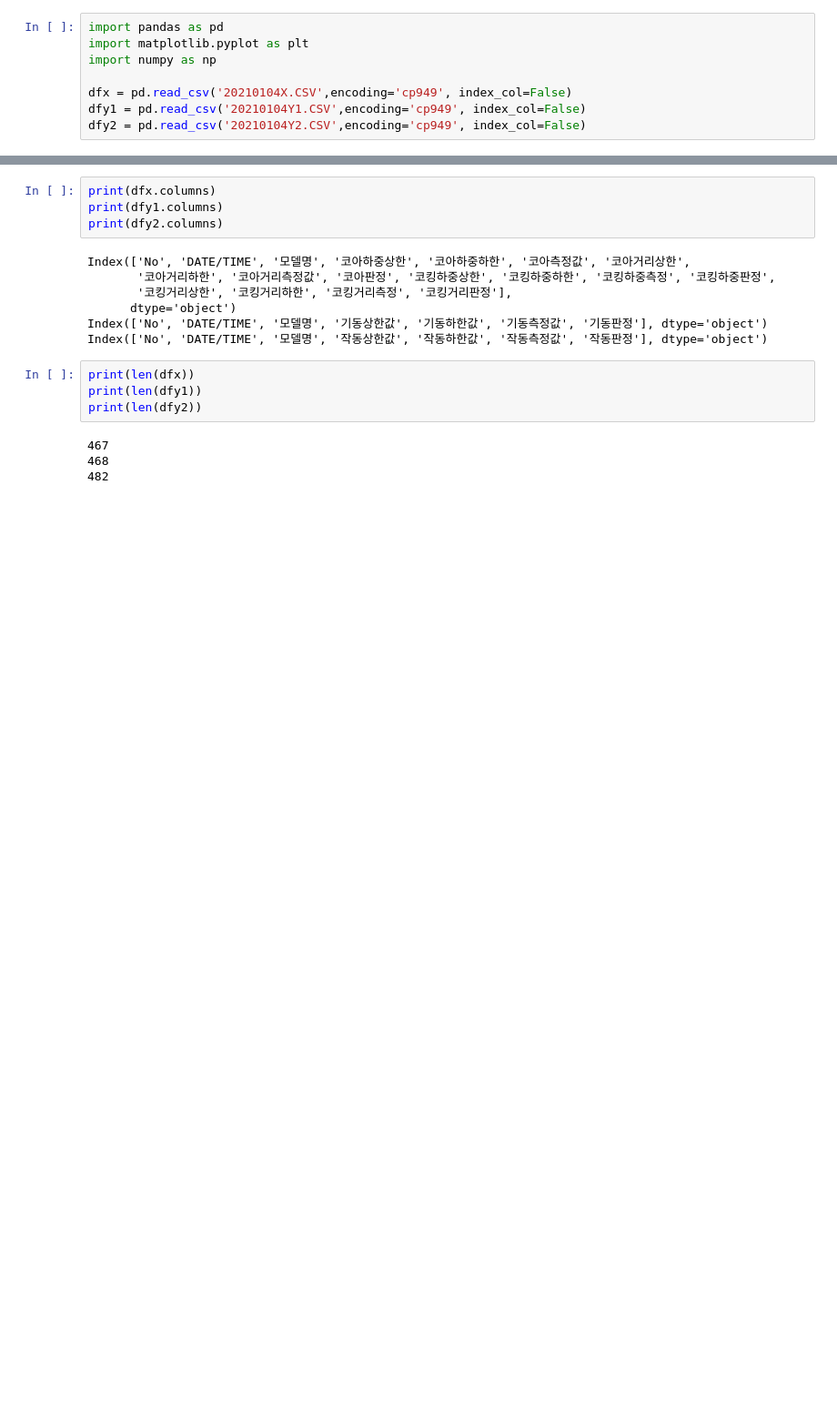
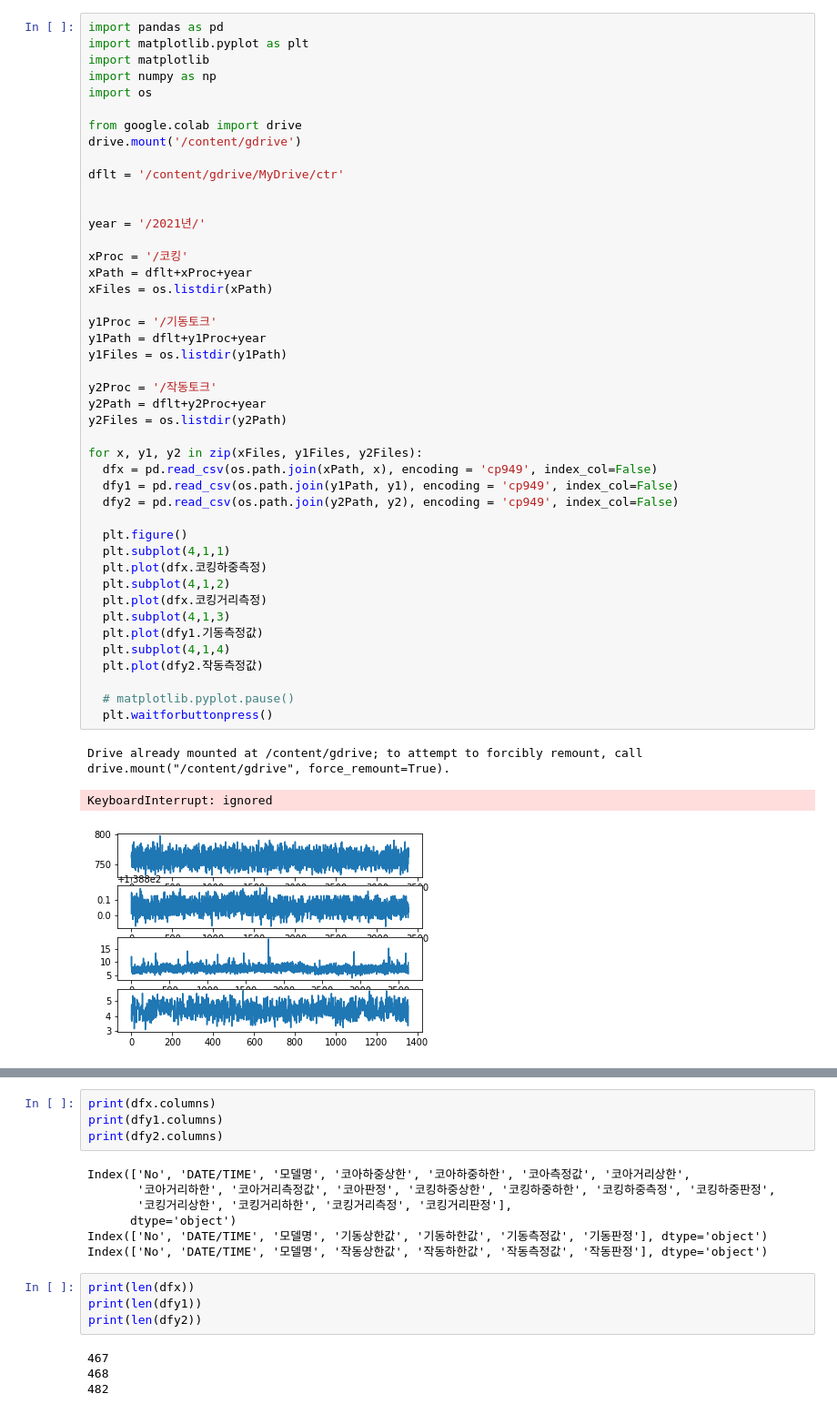
Before and after one commit to hsnam95/ctr, a Jupyter notebook: ctr.ipynb, the cells around one changed output, grey strips where cells are left out. Shown: that part at 91% size. Drawn from its saved outputs; the diff is of its cells as text; blank space fills up the shorter version.

Commit message:
Colaboratory를 통해 생성됨

```diff
--- a/ctr.ipynb
+++ b/ctr.ipynb
@@ -1,10 +1,50 @@
 # %% [markdown]
 <a href="https://colab.research.google.com/github/hsnam95/ctr/blob/main/ctr.ipynb" target="_parent"><img src="https://colab.research.google.com/assets/colab-badge.svg" alt="Open In Colab"/></a>
-# %%
-import pandas as pd
-import matplotlib.pyplot as plt
-import numpy as np
-
-dfx = pd.read_csv('20210104X.CSV',encoding='cp949', index_col=False)
-dfy1 = pd.read_csv('20210104Y1.CSV',encoding='cp949', index_col=False)
-dfy2 = pd.read_csv('20210104Y2.CSV',encoding='cp949', index_col=False)
+# %%
+import pandas as pd
+import matplotlib.pyplot as plt
+import matplotlib
+import numpy as np
+import os
+
+from google.colab import drive
+drive.mount('/content/gdrive')
+
+dflt = '/content/gdrive/MyDrive/ctr'
+
+
+year = '/2021년/'
+
+xProc = '/코킹'
+xPath = dflt+xProc+year
+xFiles = os.listdir(xPath)
+
+y1Proc = '/기동토크'
+y1Path = dflt+y1Proc+year
+y1Files = os.listdir(y1Path)
+
+y2Proc = '/작동토크'
+y2Path = dflt+y2Proc+year
+y2Files = os.listdir(y2Path)
+
+for x, y1, y2 in zip(xFiles, y1Files, y2Files):
+  dfx = pd.read_csv(os.path.join(xPath, x), encoding = 'cp949', index_col=False)
+  dfy1 = pd.read_csv(os.path.join(y1Path, y1), encoding = 'cp949', index_col=False)
+  dfy2 = pd.read_csv(os.path.join(y2Path, y2), encoding = 'cp949', index_col=False)
+
+  plt.figure()
+  plt.subplot(4,1,1)
+  plt.plot(dfx.코킹하중측정)
+  plt.subplot(4,1,2)
+  plt.plot(dfx.코킹거리측정)
+  plt.subplot(4,1,3)
+  plt.plot(dfy1.기동측정값)
+  plt.subplot(4,1,4)
+  plt.plot(dfy2.작동측정값)
+
+  # matplotlib.pyplot.pause()
+  plt.waitforbuttonpress()
+# %% [output]
+Drive already mounted at /content/gdrive; to attempt to forcibly remount, call drive.mount("/content/gdrive", force_remount=True).
+KeyboardInterrupt: ignored
+[figure, added]
```
Also changed, not shown: parts of 3 cells of this notebook.
